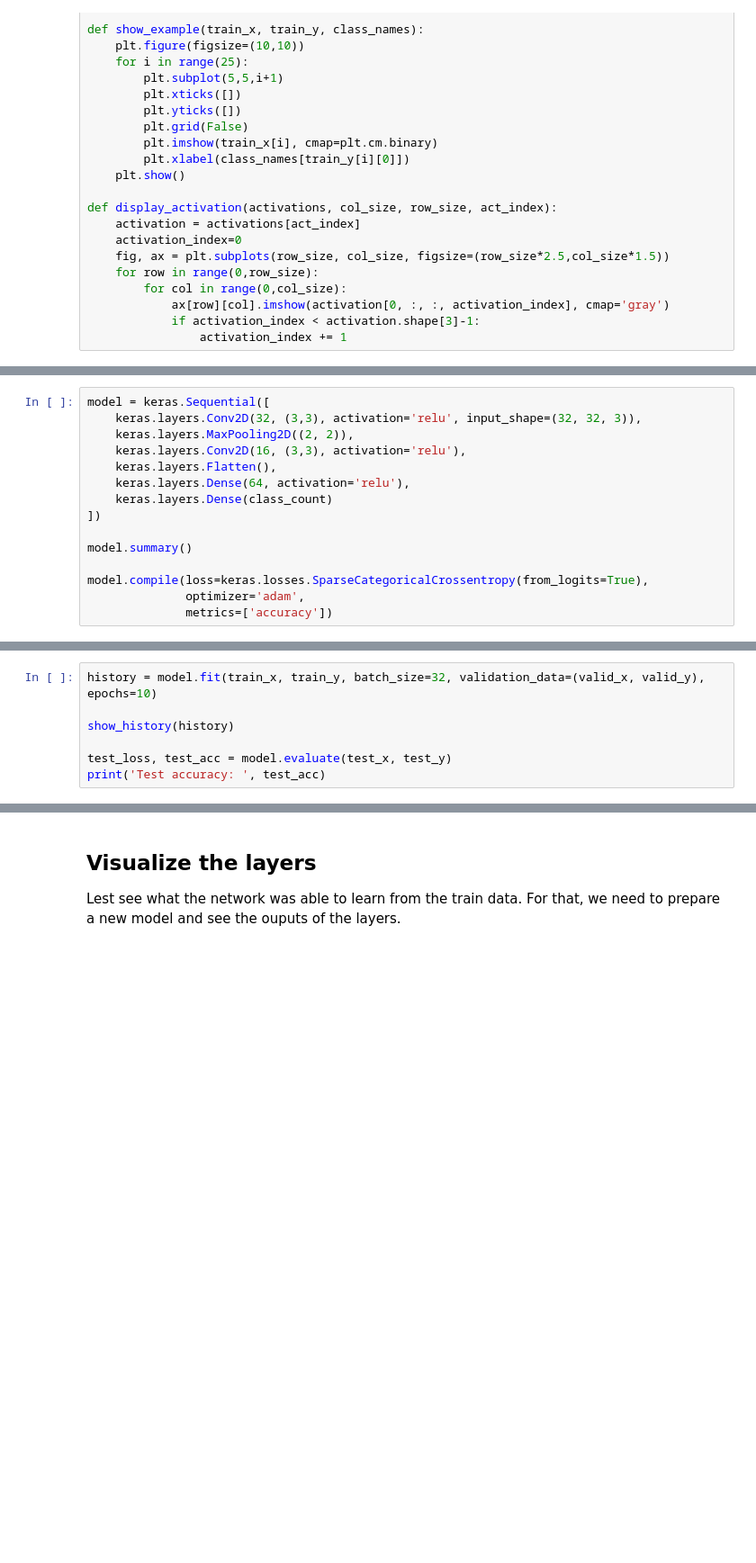
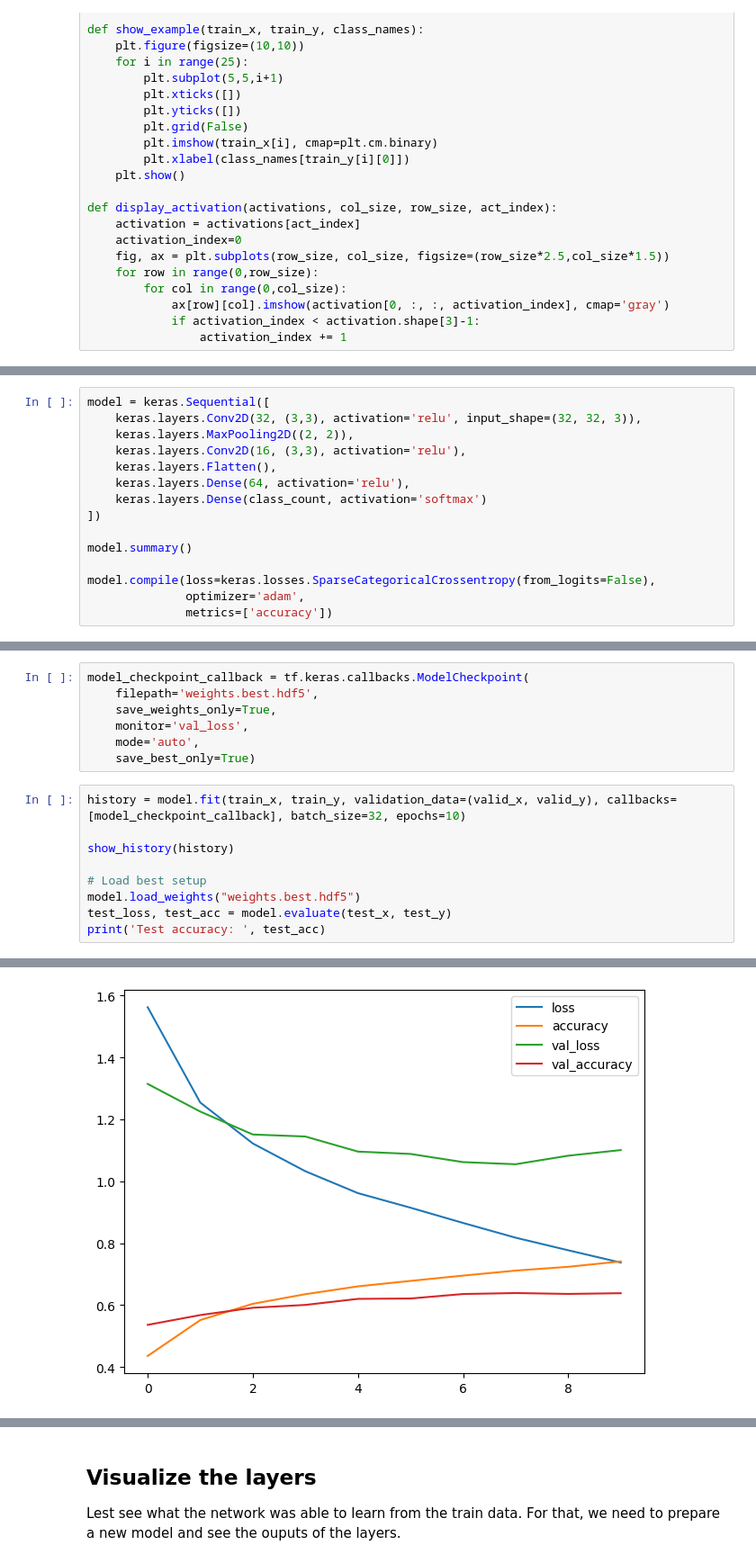
Before and after one commit to rasvob/VSB-FEI-Deep-Learning-Exercises, a Jupyter notebook: dl_02.ipynb, the cells around one changed output, grey strips where cells are left out. Shown at 90% size. Drawn from its saved outputs; the diff is of its cells as text; blank space fills up the shorter version.

```diff
--- a/dl_02.ipynb
+++ b/dl_02.ipynb
@@ -226,11 +269,11 @@ model = keras.Sequential([
     keras.layers.Conv2D(16, (3,3), activation='relu'),
     keras.layers.Flatten(),
     keras.layers.Dense(64, activation='relu'),
-    keras.layers.Dense(class_count)
+    keras.layers.Dense(class_count, activation='softmax')
 ])
 
 model.summary()
 
-model.compile(loss=keras.losses.SparseCategoricalCrossentropy(from_logits=True),
+model.compile(loss=keras.losses.SparseCategoricalCrossentropy(from_logits=False),
               optimizer='adam',
               metrics=['accuracy'])
@@ -240,7 +303,17 @@ Show the history of learning, evaluate the efficiency of the model.
+# %%
+model_checkpoint_callback = tf.keras.callbacks.ModelCheckpoint(
+    filepath='weights.best.hdf5',
+    save_weights_only=True,
+    monitor='val_loss',
+    mode='auto',
+    save_best_only=True)
 # %%
-history = model.fit(train_x, train_y, batch_size=32, validation_data=(valid_x, valid_y), epochs=10)
+history = model.fit(train_x, train_y, validation_data=(valid_x, valid_y), callbacks=[model_checkpoint_callback], batch_size=32, epochs=10)
 
 show_history(history)
 
+# Load best setup
+model.load_weights("weights.best.hdf5")
 test_loss, test_acc = model.evaluate(test_x, test_y)
 print('Test accuracy: ', test_acc)
+# %% [output]
@@ -246,0 +337 @@ print('Test accuracy: ', test_acc)
+[figure, added]
```
Also changed, not shown: parts of 59 cells of this notebook, 1 other file.
